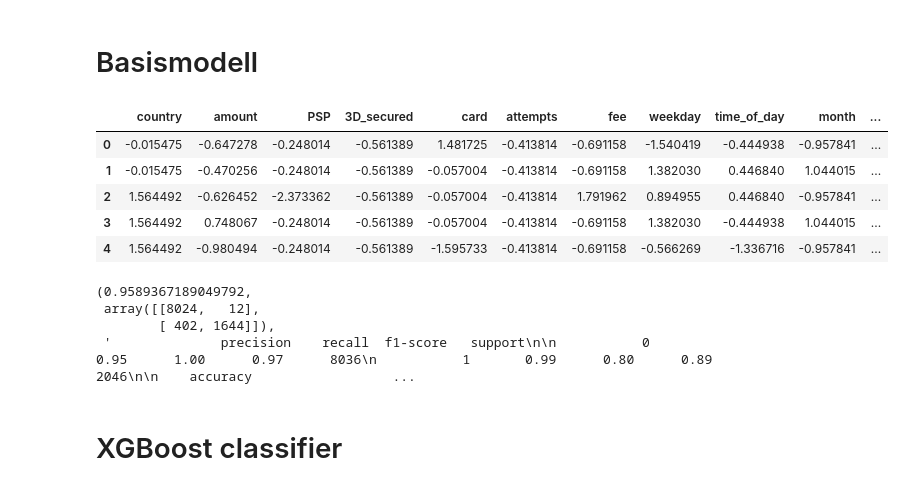
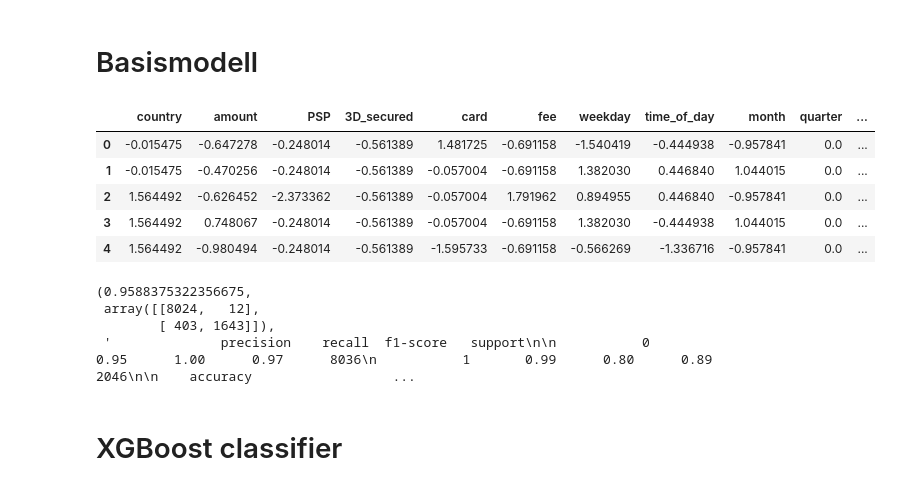
Before and after one commit to christopheress/model_engineering_creditdata, a Jupyter notebook: notebooks/build_models.ipynb, the cells around one changed output. Saved outputs shown, nothing was run; the diff lists cells and outputs as text; code cells hidden in the pictures.

```diff
--- a/notebooks/build_models.ipynb
+++ b/notebooks/build_models.ipynb
@@ -14,38 +14,38 @@ from sklearn.impute import SimpleImputer
 from xgboost import XGBClassifier
 
 # Load the data
-file_path = 'PSP_Jan_Feb_2019_ready.xlsx'
+file_path = '../data/processed/PSP_model_data.xlsx'
 df = pd.read_excel(file_path)
 # %%
 # Drop columns that won't be used in the model
-drop_columns = ['index', 'tmsp', 'hour']
+drop_columns = ['index', 'tmsp', 'hour', 'attempts']
 df_model = df.drop(columns=drop_columns)
 
 # Encode categorical variables
 label_columns = ['country', 'PSP', 'card', 'weekday', 'time_of_day', 'country_PSP', 'PSP_3D_secured']
 label_encoder = LabelEncoder()
 for col in label_columns:
     df_model[col] = label_encoder.fit_transform(df_model[col].astype(str))
 
 # Split the data into training and test sets
 X = df_model.drop('success', axis=1)
 y = df_model['success']
 X_train, X_test, y_train, y_test = train_test_split(X, y, test_size=0.2, random_state=42, stratify=y)
 
 # Scale the features
 scaler = StandardScaler()
 X_train_scaled = scaler.fit_transform(X_train)
 X_test_scaled = scaler.transform(X_test)
 
 # Show the first few rows of the scaled training data
 pd.DataFrame(X_train_scaled, columns=X_train.columns).head()
 # %% [output]
-|  | country | amount | PSP | 3D_secured | card | attempts | fee | weekday | time_of_day | month | ... |
-| 0 | -0.015475 | -0.647278 | -0.248014 | -0.561389 | 1.481725 | -0.413814 | -0.691158 | -1.540419 | -0.444938 | -0.957841 | ... |
-| 1 | -0.015475 | -0.470256 | -0.248014 | -0.561389 | -0.057004 | -0.413814 | -0.691158 | 1.382030 | 0.446840 | 1.044015 | ... |
-| 2 | 1.564492 | -0.626452 | -2.373362 | -0.561389 | -0.057004 | -0.413814 | 1.791962 | 0.894955 | 0.446840 | -0.957841 | ... |
-| 3 | 1.564492 | 0.748067 | -0.248014 | -0.561389 | -0.057004 | -0.413814 | -0.691158 | 1.382030 | -0.444938 | 1.044015 | ... |
-| 4 | 1.564492 | -0.980494 | -0.248014 | -0.561389 | -1.595733 | -0.413814 | -0.691158 | -0.566269 | -1.336716 | -0.957841 | ... |
+|  | country | amount | PSP | 3D_secured | card | fee | weekday | time_of_day | month | quarter | ... |
+| 0 | -0.015475 | -0.647278 | -0.248014 | -0.561389 | 1.481725 | -0.691158 | -1.540419 | -0.444938 | -0.957841 | 0.0 | ... |
+| 1 | -0.015475 | -0.470256 | -0.248014 | -0.561389 | -0.057004 | -0.691158 | 1.382030 | 0.446840 | 1.044015 | 0.0 | ... |
+| 2 | 1.564492 | -0.626452 | -2.373362 | -0.561389 | -0.057004 | 1.791962 | 0.894955 | 0.446840 | -0.957841 | 0.0 | ... |
+| 3 | 1.564492 | 0.748067 | -0.248014 | -0.561389 | -0.057004 | -0.691158 | 1.382030 | -0.444938 | 1.044015 | 0.0 | ... |
+| 4 | 1.564492 | -0.980494 | -0.248014 | -0.561389 | -1.595733 | -0.691158 | -0.566269 | -1.336716 | -0.957841 | 0.0 | ... |
 # %%
 # Initialize and train the logistic regression model
 log_reg_model = LogisticRegression(random_state=42)
@@ -61,9 +61,9 @@ class_report = classification_report(y_test, y_pred)
 
 accuracy, conf_matrix, class_report
 # %% [output]
-(0.9589367189049792,
+(0.9588375322356675,
  array([[8024,   12],
-        [ 402, 1644]]),
+        [ 403, 1643]]),
  '              precision    recall  f1-score   support\n\n           0       0.95      1.00      0.97      8036\n           1       0.99      0.80      0.89      2046\n\n    accuracy                  ...
 # %% [markdown]
 # XGBoost classifier
```
Also changed, not shown: parts of 2 cells of this notebook, 4 other files.
